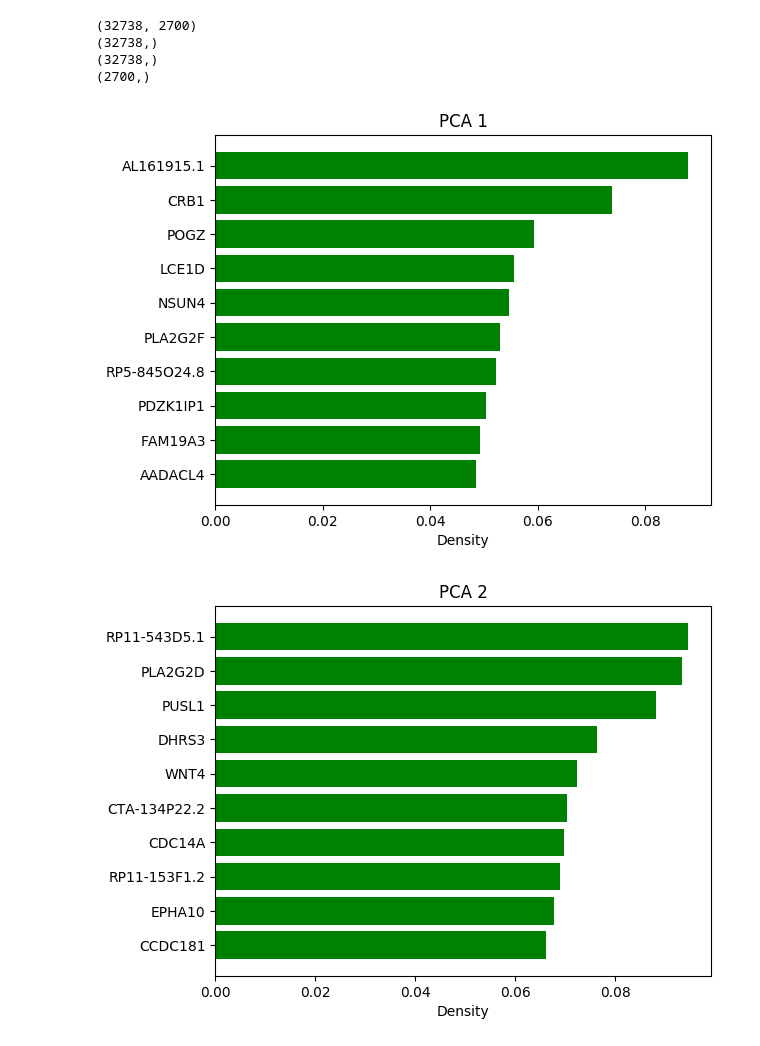
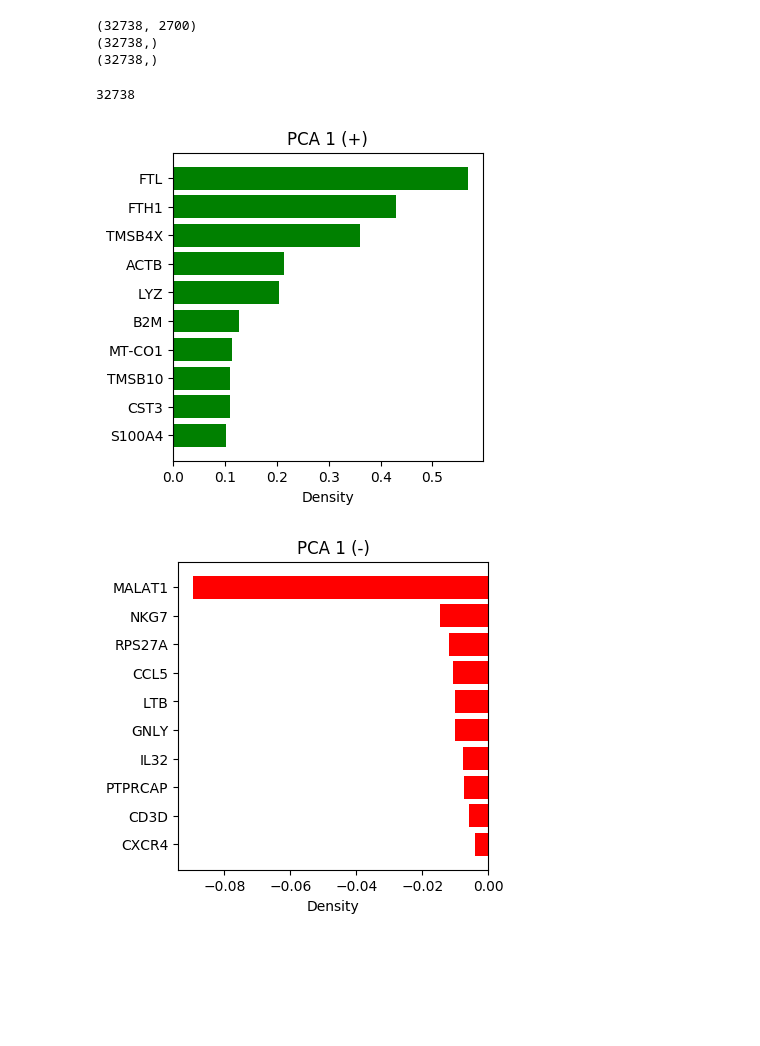
Before and after one commit to achave11-ucsc/GA4GH-MLSpring17, a Jupyter notebook: Proces_Data.ipynb, the cells around one changed output. Saved outputs shown, nothing was run; the diff lists cells and outputs as text; code cells hidden in the pictures; blank space fills up the shorter version.

Commit message:
Fixed error with previos plot od PCA vs PCA & Added negative component contributors. Seurat normalizes the PCA reduction matrix

```diff
--- a/Proces_Data.ipynb
+++ b/Proces_Data.ipynb
@@ -42,12 +42,11 @@ barcodes = np.array([row[0] for row in csv.reader(open(barcodes_path), delimiter
 print mat.shape
 print gene_ids.shape
 print gene_names.shape
-print barcodes.shape
+# print barcodes[0]
 # %% [output]
 (32738, 2700)
 (32738,)
 (32738,)
-(2700,)
 # %%
 import matplotlib.pyplot as plt
 import numpy as np
@@ -68,7 +67,7 @@ def plot_pca_weights(pca, component = 0):
         principal_components.setdefault("PCA {}".format(x+1), sorted_features)
 
     assign_global_pca(principal_components)
-
+    print number_of_features
     list_of_components = []
     for i in range(components):
         temp_dict = principal_components["PCA {}".format(i+1)]
@@ -78,22 +77,45 @@ def plot_pca_weights(pca, component = 0):
     for t in range(components):
         tags = [list_of_components[t][k][0] for k in range(10)]
         weights = [list_of_components[t][k][1] for k in range(10)]
+
         tags = get_tags(tags)
-
 
         plt.rcdefaults()
         fig, ax = plt.subplots()
+        figure = ax.get_figure()
+        figure.set_size_inches((4,4))
 
         y_pos = np.arange(len(tags))
-
         ax.barh(y_pos, weights, align='center',
                 color='green', ecolor='black')
         ax.set_yticks(y_pos)
         ax.set_yticklabels(tags)
         ax.invert_yaxis()  # labels read top-to-bottom
         ax.set_xlabel('Density')
-        ax.set_title('PCA {}'.format(t+1))
+        ax.set_title('PCA {} (+)'.format(t+1))
 
+
+        list_of_neg_components = []
+        for i in range(components):
+            temp_dict = principal_components["PCA {}".format(i+1)]
+            list_of_neg_components.append([temp_dict[-(j+1)] for j in range(10)])
+
+        neg_weights = [list_of_neg_components[t][k][1] for k in range(10)]
+        neg_tags = [list_of_neg_components[t][k][0] for k in range(10)]
+        neg_tags = get_tags(neg_tags)
+
+
+        fi, a = plt.subplots()
+        figure = a.get_figure()
+        figure.set_size_inches((4,4))
+        y_neg = np.arange(len(neg_tags))
+        a.barh(y_neg, neg_weights, align='center',
+                color='red', ecolor='black')
+        a.set_yticks(y_neg)
+        a.set_yticklabels(neg_tags)
+        a.invert_yaxis()  # labels read top-to-bottom
+        a.set_xlabel('Density')
+        a.set_title('PCA {} (-)'.format(t+1))
         plt.show()
 
 def assign_global_pca(dictionary):
@@ -106,7 +128,7 @@ def assign_global_touples(list_of_components):
 # %%
 def run_pca(matrix_data, components = 10, svd_solver='randomized'):
     X_mat = matrix_data.todense()
-#     X_mat = X_mat.transpose()
+    X_mat = X_mat.transpose()
     pca = PCA(copy=True, iterated_power='auto', n_components=components, random_state=None,
               svd_solver=svd_solver, tol=0.0, whiten=False)
     pca.fit(X_mat)
@@ -140,7 +162,8 @@ def plot_reduced_matrices(X_mat):
                 ax.set_title("PCA {} vs. PCA {}".format(i+1, j+1))
                 plt.show()
 # %%
-X_mat_red = run_pca(matrix_data = mat, components= 10)
+X_mat_red = run_pca(matrix_data = mat, components= 5)
 # %% [output]
+32738
-[figure, old version]
+[figure, new version]
-[figure, old version]
+[figure, new version]
```
Also changed, not shown: parts of 2 cells of this notebook.
